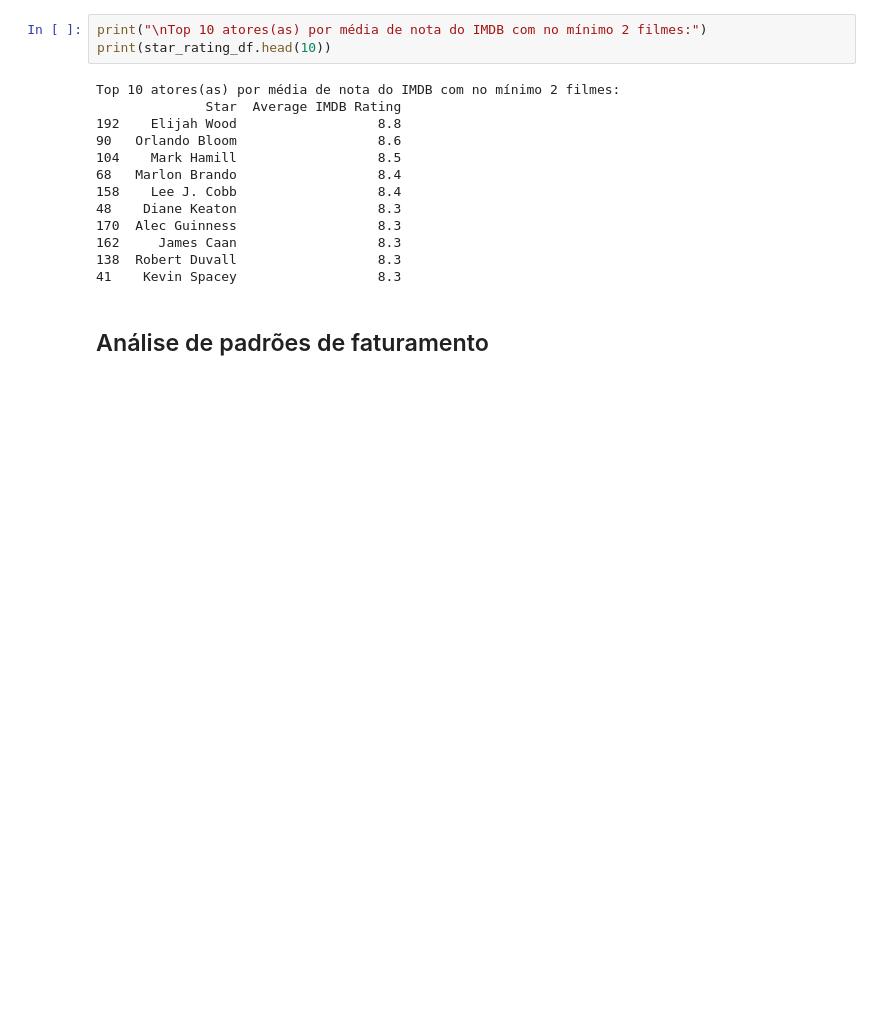
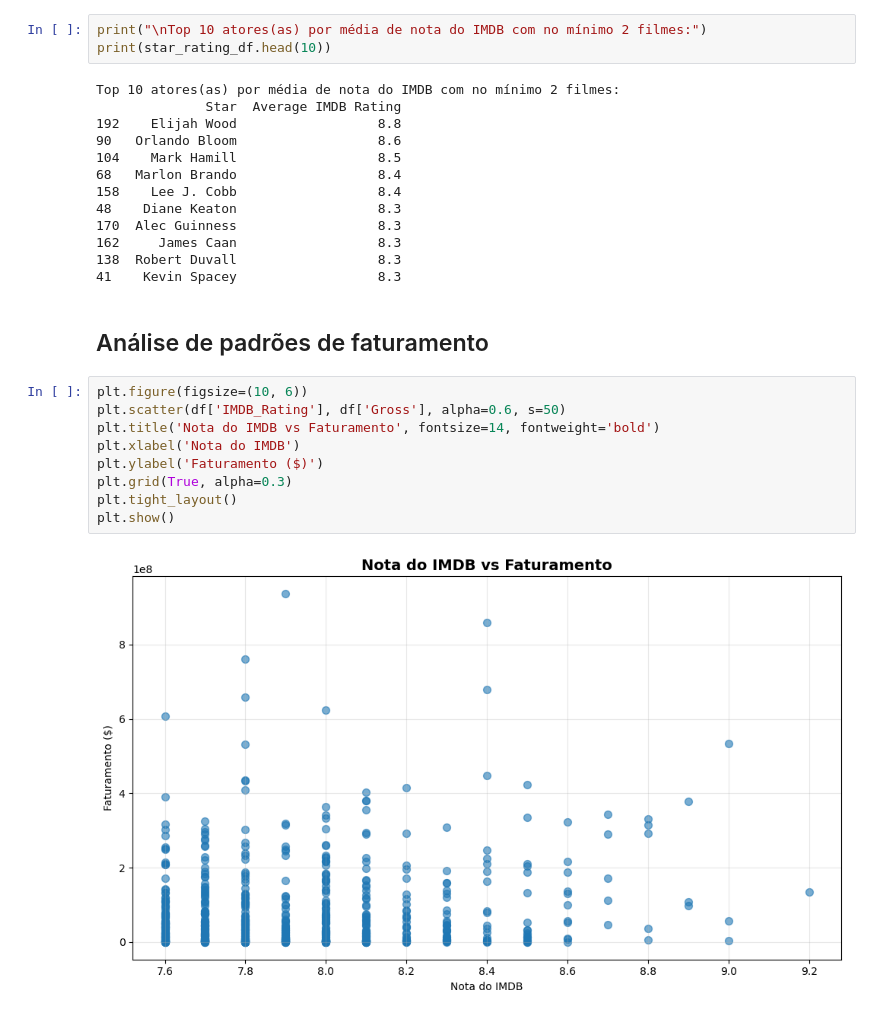
Before and after one commit to arthwho/IMDB-EDA, a Jupyter notebook: pproductions.ipynb, the cells around one changed output. Cells and saved outputs as stored; diff of their text form; blank space fills up the shorter version.

```diff
--- a/pproductions.ipynb
+++ b/pproductions.ipynb
@@ -618,3 +684,14 @@ Top 10 atores(as) por média de nota do IMDB com no mínimo 2 filmes:
 41    Kevin Spacey                  8.3
 # %% [markdown]
 ## Análise de padrões de faturamento
+# %%
+plt.figure(figsize=(10, 6))
+plt.scatter(df['IMDB_Rating'], df['Gross'], alpha=0.6, s=50)
+plt.title('Nota do IMDB vs Faturamento', fontsize=14, fontweight='bold')
+plt.xlabel('Nota do IMDB')
+plt.ylabel('Faturamento ($)')
+plt.grid(True, alpha=0.3)
+plt.tight_layout()
+plt.show()
+# %% [output]
+[figure, added]
```
Also changed, not shown: parts of 58 cells of this notebook, 3 other files.
